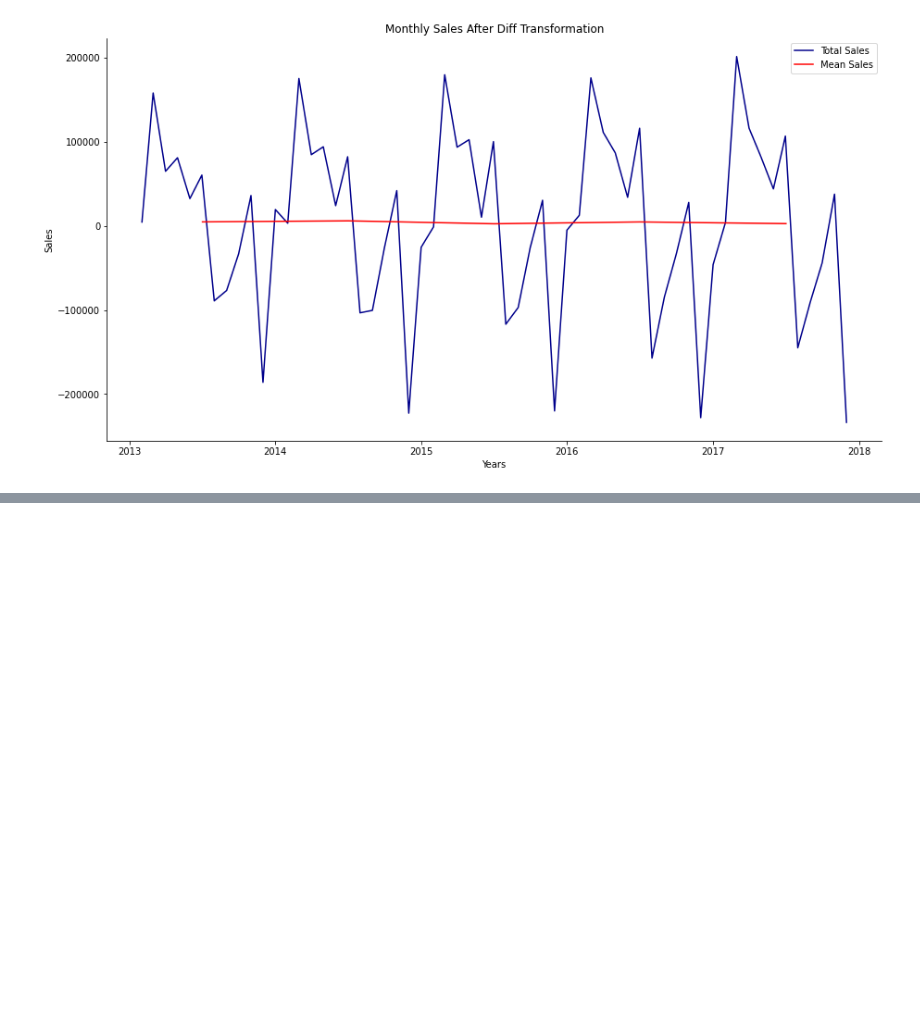
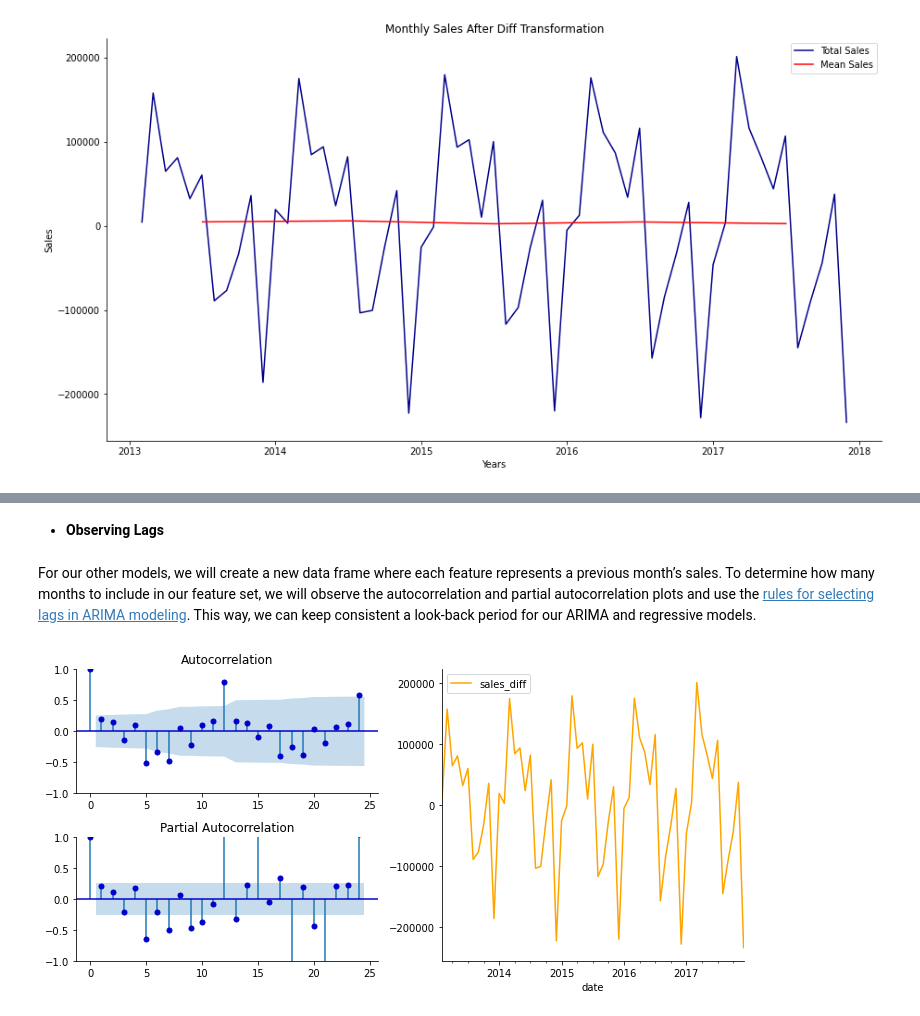
Before and after one commit to badl7/Forecasting_future_sales, a Jupyter notebook: forecasting-future-sales-using-machine-learning.ipynb, the cells around one changed output, grey strips where cells are left out. Drawn from its saved outputs; the diff is of its cells as text; code cells hidden in the pictures; blank space fills up the shorter version.

Commit message:
Data cleaning and EDA

```diff
--- a/forecasting-future-sales-using-machine-learning.ipynb
+++ b/forecasting-future-sales-using-machine-learning.ipynb
@@ -313,0 +355,26 @@ time_plot(stationary_df, 'date', 'sales_diff', 'Monthly Sales After Diff Transfo
+# %% [markdown]
+* **Observing Lags**
+# %% [markdown]
+For our other models, we will create a new data frame where each feature represents a previous month’s sales. To determine how many months to include in our feature set, we will observe the autocorrelation and partial autocorrelation plots and use the [rules for selecting lags in ARIMA modeling](https://people.duke.edu/~rnau/arimrule.htm). This way, we can keep consistent a look-back period for our ARIMA and regressive models.
+# %%
+def plots_lag(data, lags=None):
+    """Convert dataframe to datetime index"""
+    dt_data = data.set_index('date').drop('sales', axis=1)
+    dt_data.dropna(axis=0)
+
+
+    raw  = plt.subplot(122)
+    acf  = plt.subplot(221)
+    pacf = plt.subplot(223)
+
+    dt_data.plot(ax=raw, figsize=(10, 5), color='orange')
+    # Plot the autocorrelation function:
+    smt.graphics.plot_acf(dt_data, lags=lags, ax=acf, color='mediumblue')
+    smt.graphics.plot_pacf(dt_data, lags=lags, ax=pacf, color='mediumblue')
+    sns.despine()
+    # will also adjust spacing between subplots to minimize the overlaps:
+    plt.tight_layout()
+
+plots_lag(stationary_df, lags=24);
+# %% [output]
+[figure, added]
```
Also changed, not shown: parts of 26 cells of this notebook.
